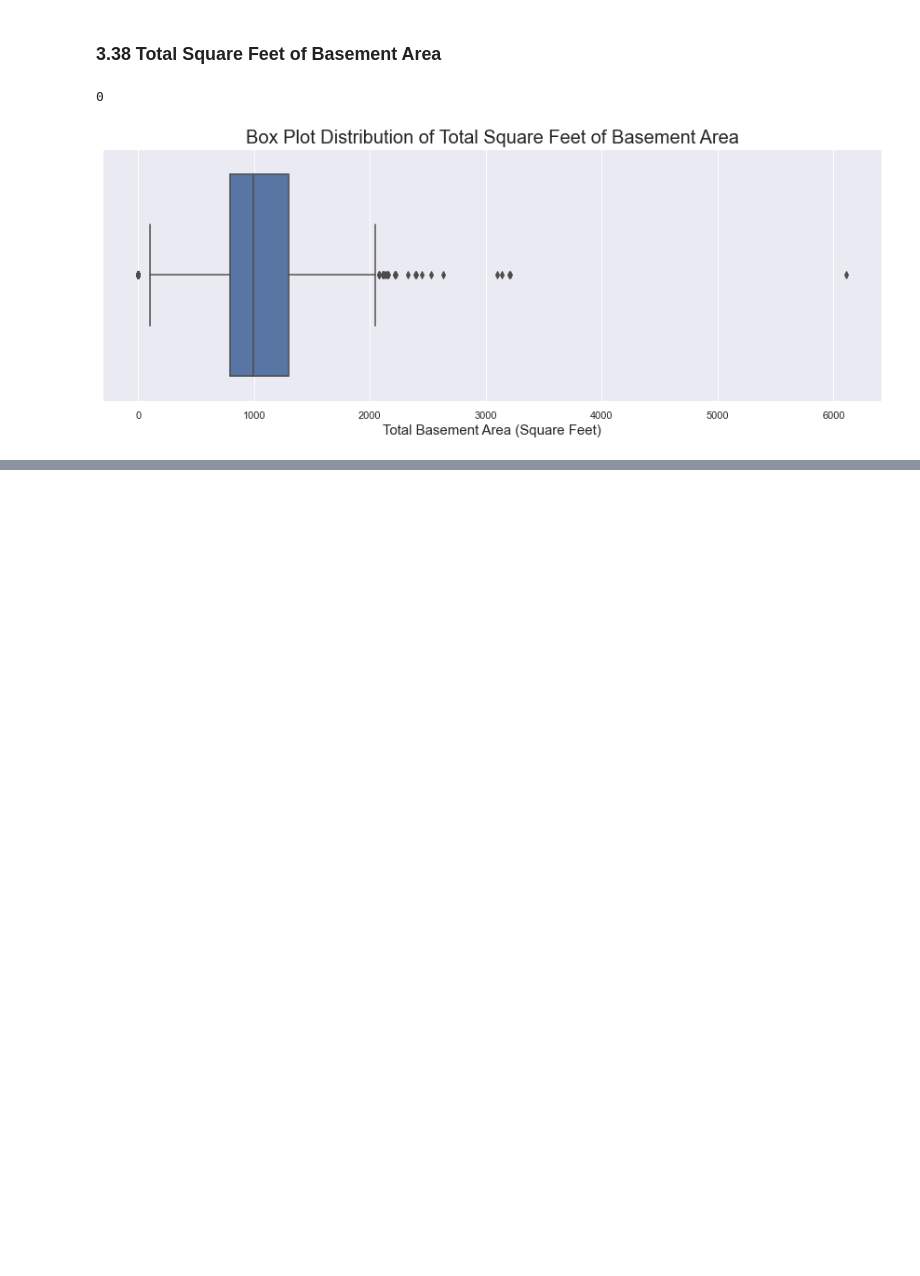
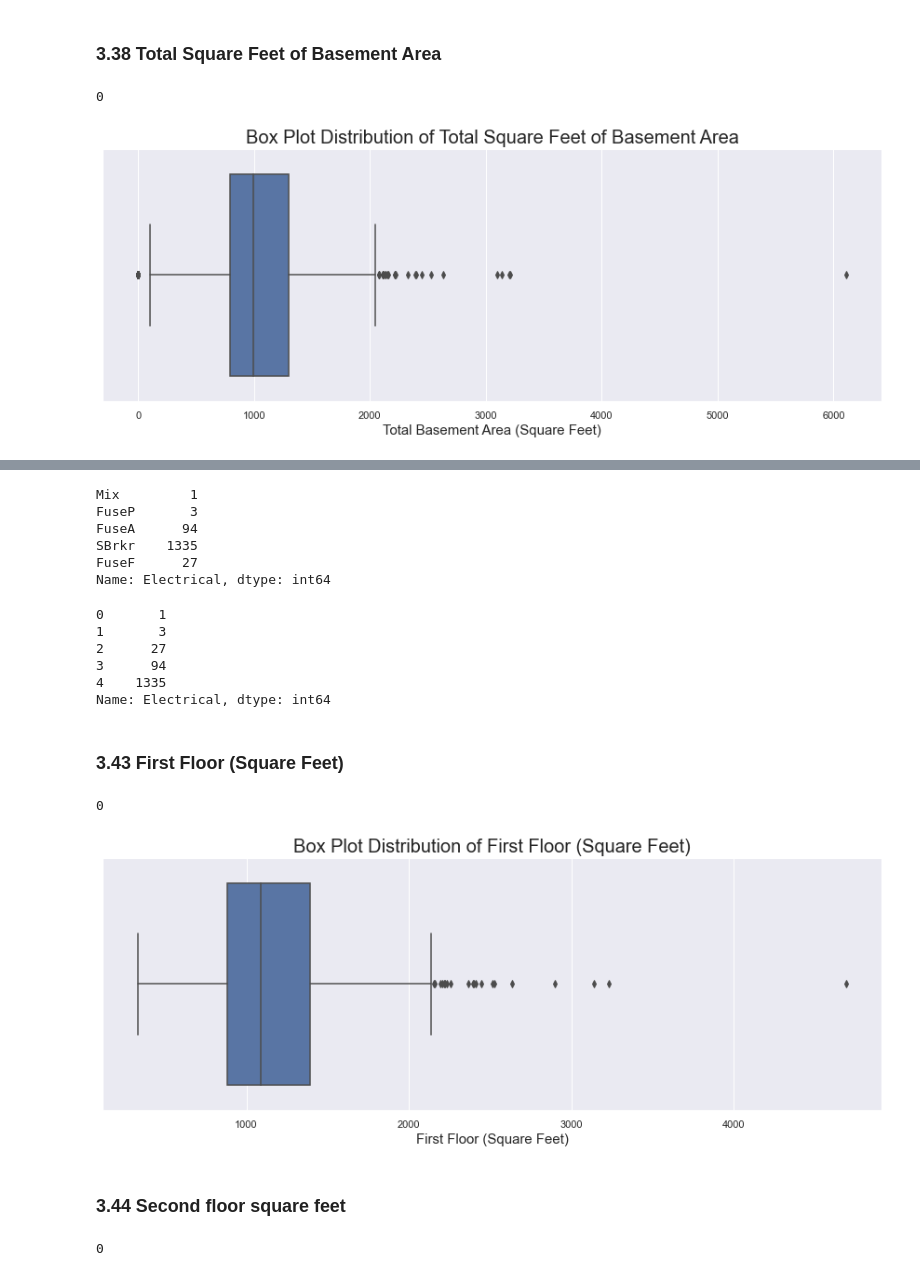
Before and after one commit to akshaykadam100/Housing-Price-Calculator, a Jupyter notebook: V1.ipynb, the cells around one changed output, grey strips where cells are left out. Saved outputs shown, nothing was run; the diff lists cells and outputs as text; code cells hidden in the pictures; blank space fills up the shorter version.

```diff
--- a/V1.ipynb
+++ b/V1.ipynb
@@ -871,0 +905,2 @@ plt.show()
+# %%
+raw_data.HeatingQC = raw_data.HeatingQC.map({'Po': 0, 'Fa': 1, 'TA': 2, 'Gd': 3, 'Ex': 4})
@@ -871,0 +929,2 @@ plt.show()
+# %%
+raw_data.CentralAir = raw_data.CentralAir.map({'N': 0, 'Y': 1})
@@ -871,0 +956,2 @@ plt.show()
+# %%
+raw_data.Electrical = raw_data.Electrical.replace([np.nan], 'SBrkr')
@@ -871,0 +964,39 @@ plt.show()
+# %%
+electrical_df = raw_data.Electrical.value_counts(sort=False)
+electrical_df
+# %% [output]
+Mix         1
+FuseP       3
+FuseA      94
+SBrkr    1335
+FuseF      27
+Name: Electrical, dtype: int64
+# %%
+raw_data.Electrical = raw_data.Electrical.map({'Mix': 0, 'FuseP': 1, 'FuseF': 2, 'FuseA': 3, 'SBrkr': 4})
+# %%
+raw_data.Electrical.value_counts(sort=False)
+# %% [output]
+0       1
+1       3
+2      27
+3      94
+4    1335
+Name: Electrical, dtype: int64
+# %% [markdown]
+### 3.43 First Floor (Square Feet)
+# %%
+raw_data['1stFlrSF'].isna().sum()
+# %% [output]
+0
+# %%
+plot_box_plot_from_series(data=raw_data['1stFlrSF'],
+                          plot_title='Box Plot Distribution of First Floor (Square Feet)',
+                          x_axis_label='First Floor (Square Feet)')
+# %% [output]
+[figure, added]
+# %% [markdown]
+### 3.44 Second floor square feet
+# %%
+raw_data['2ndFlrSF'].isna().sum()
+# %% [output]
+0
```
Also changed, not shown: parts of 75 cells of this notebook, 1 other file.
